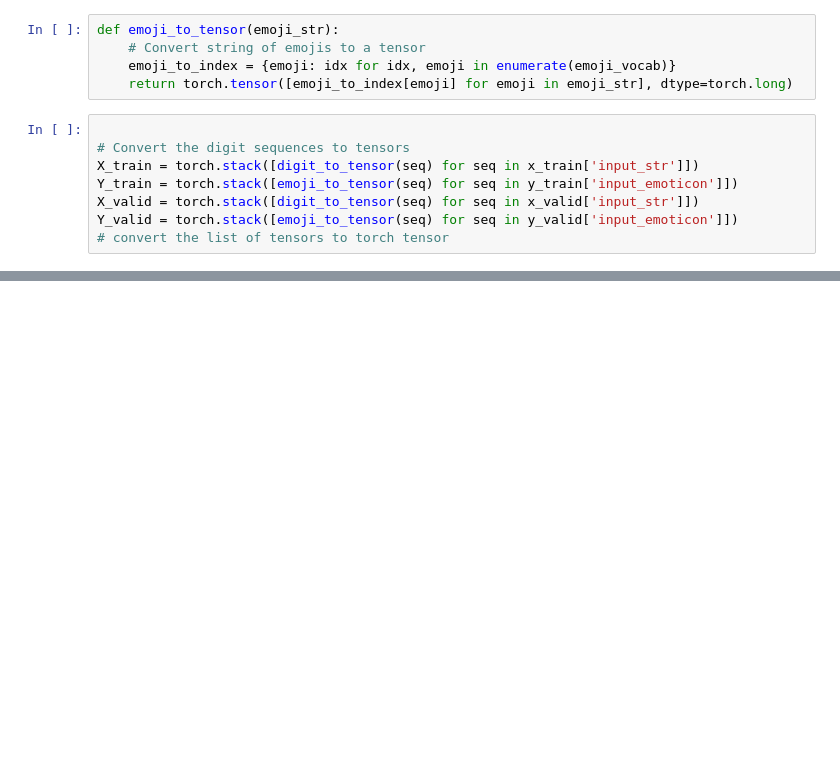
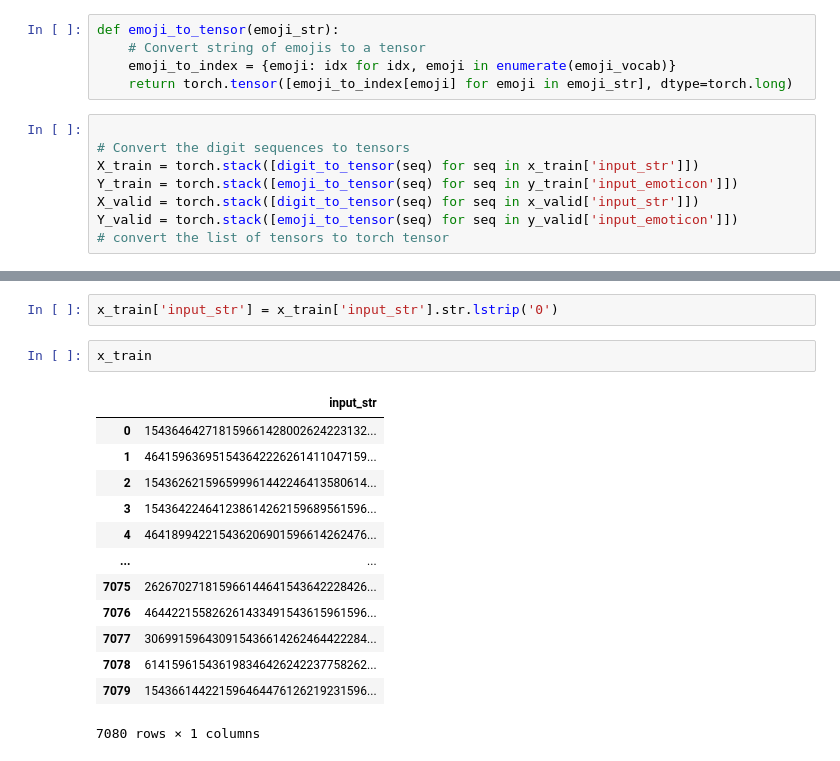
Before and after one commit to A-Rush-R/CS771-Mini-Project, a Jupyter notebook: text_seq/seq2seq.ipynb, the cells around one changed output, grey strips where cells are left out. Saved outputs shown, nothing was run; the diff lists cells and outputs as text; blank space fills up the shorter version.

```diff
--- a/text_seq/seq2seq.ipynb
+++ b/text_seq/seq2seq.ipynb
@@ -342,0 +328,18 @@ x_train
+# %%
+x_train['input_str'] = x_train['input_str'].str.lstrip('0')
+# %%
+x_train
+# %% [output]
+|  | input_str |
+| 0 | 154364642718159661428002624223132... |
+| 1 | 464159636951543642226261411047159... |
+| 2 | 154362621596599961442246413580614... |
+| 3 | 154364224641238614262159689561596... |
+| 4 | 464189942215436206901596614262476... |
+| ... | ... |
+| 7075 | 262670271815966144641543642228426... |
+| 7076 | 464422155826261433491543615961596... |
+| 7077 | 306991596430915436614262464422284... |
+| 7078 | 614159615436198346426242237758262... |
+| 7079 | 154366144221596464476126219231596... |
+7080 rows × 1 columns
```
Also changed, not shown: parts of 13 cells of this notebook, 1 other file.
